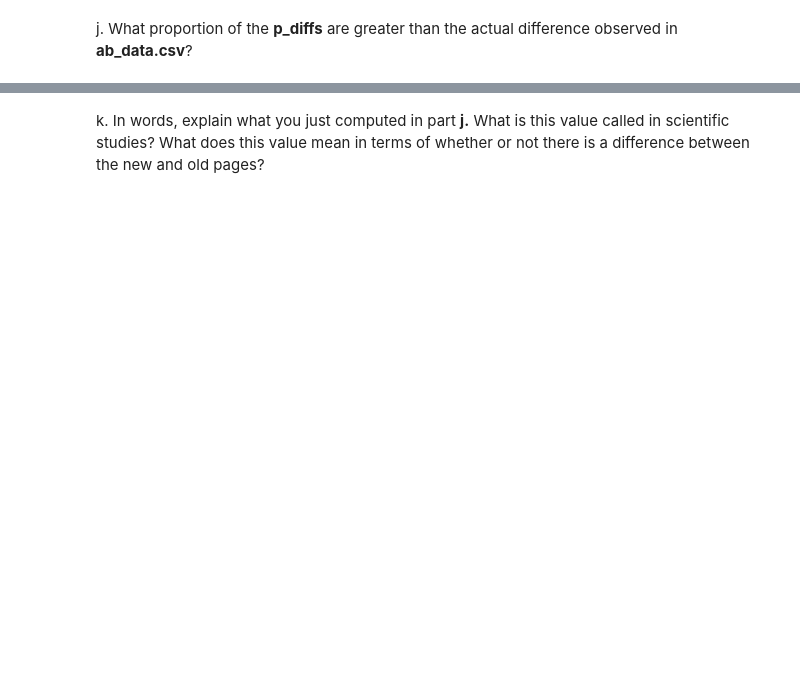
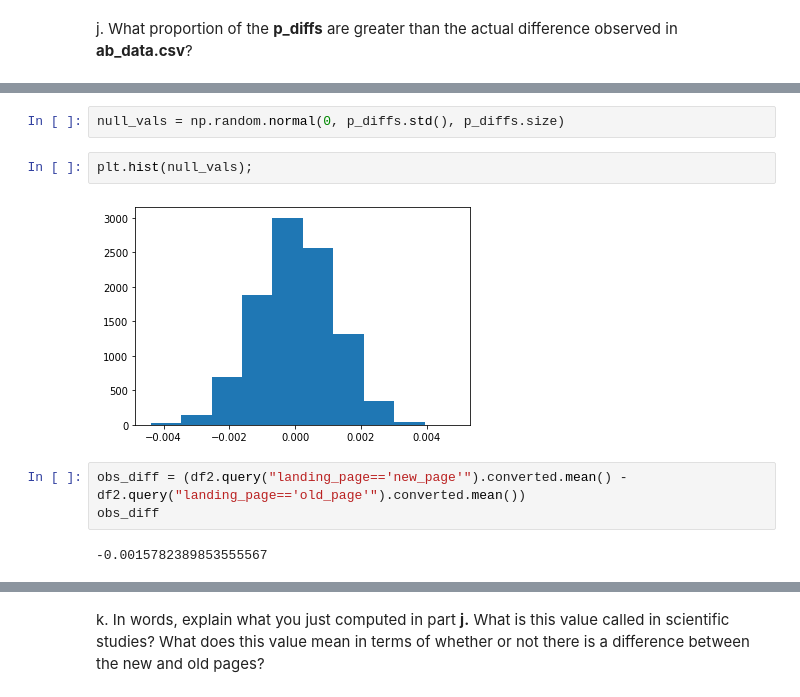
Before and after one commit to faizankhann/Analyze-AB-Test-Results-, a Jupyter notebook: Analyze_ab_test_results_notebook.ipynb, the cells around one changed output, grey strips where cells are left out. Cells and saved outputs as stored; diff of their text form; blank space fills up the shorter version.

```diff
--- a/Analyze_ab_test_results_notebook.ipynb
+++ b/Analyze_ab_test_results_notebook.ipynb
@@ -240,0 +297,11 @@ j. What proportion of the **p_diffs** are greater than the actual difference obs
+# %%
+null_vals = np.random.normal(0, p_diffs.std(), p_diffs.size)
+# %%
+plt.hist(null_vals);
+# %% [output]
+[figure, added]
+# %%
+obs_diff = (df2.query("landing_page=='new_page'").converted.mean() - df2.query("landing_page=='old_page'").converted.mean())
+obs_diff
+# %% [output]
+-0.0015782389853555567
```
Also changed, not shown: parts of 24 cells of this notebook.
